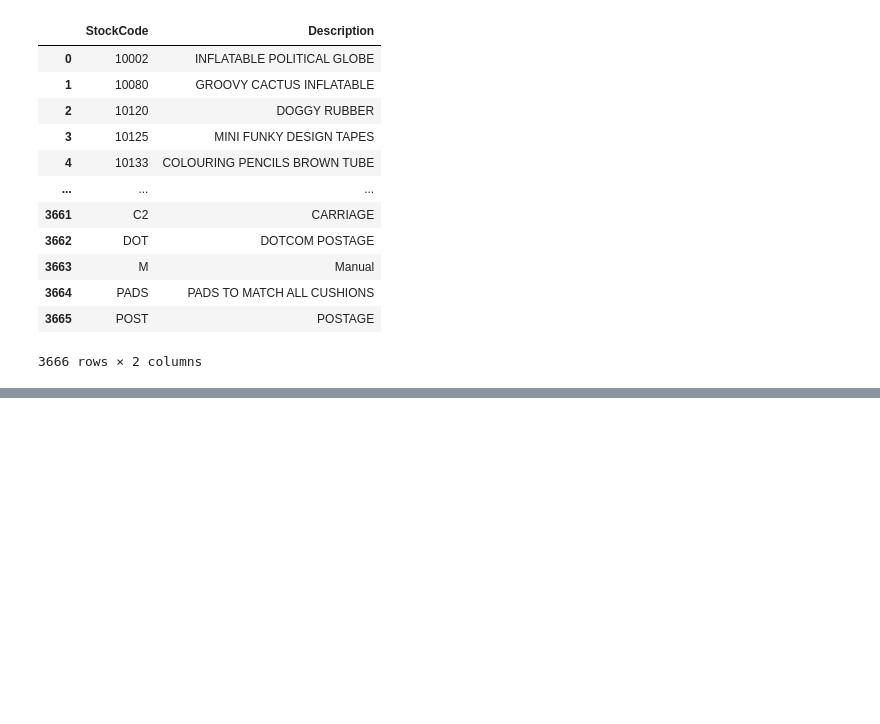
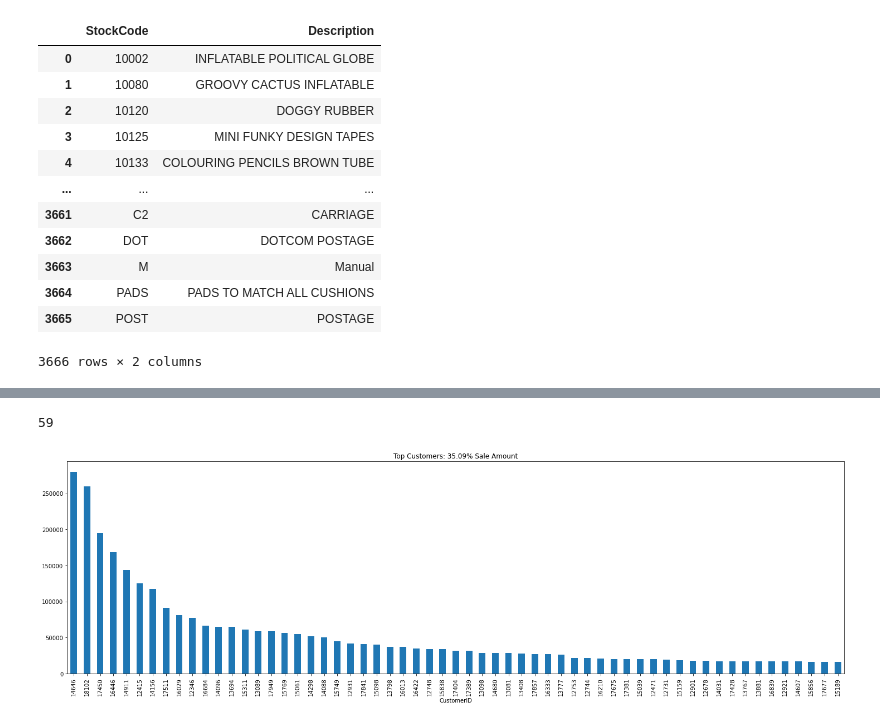
Before and after one commit to HanDuyNguyen/Data-Science-Projects, a Jupyter notebook: Machine Learning for Retails/market-segmentation.ipynb, the cells around one changed output, grey strips where cells are left out. Saved outputs shown, nothing was run; the diff lists cells and outputs as text; code cells hidden in the pictures; blank space fills up the shorter version.

```diff
--- a/Machine Learning for Retails/market-segmentation.ipynb
+++ b/Machine Learning for Retails/market-segmentation.ipynb
@@ -366,0 +426,4 @@ KeyError: 'distinct'
+# %%
+#explore customers who buy most
+customer_spending = cs_df_copy.groupby(['CustomerID']).amount.sum().sort_values(ascending = False)
+customer_spending
@@ -366,0 +444,16 @@ KeyError: 'distinct'
+# %%
+customer_spending_copy = customer_spending.to_frame().reset_index()
+total = customer_spending_copy.amount.sum()
+customer_spending_copy['cumulative amount'] = customer_spending_copy.amount.cumsum()
+customer_spending_copy['percentage amount'] = customer_spending_copy['cumulative amount']/total*100
+temp = customer_spending_copy[customer_spending_copy['percentage amount'] <= 35]
+L = len(temp)
+L
+# %% [output]
+59
+# %%
+fig = plt.figure(figsize=(25,7))
+customer_spending.iloc[:L].plot(kind = 'bar', title = 'Top Customers: {:3.2f}% Sale Amount'.format(customer_spending_copy['percentage amount'].iloc[L]))
+plt.show()
+# %% [output]
+[figure, added]
```
Also changed, not shown: parts of 32 cells of this notebook.
